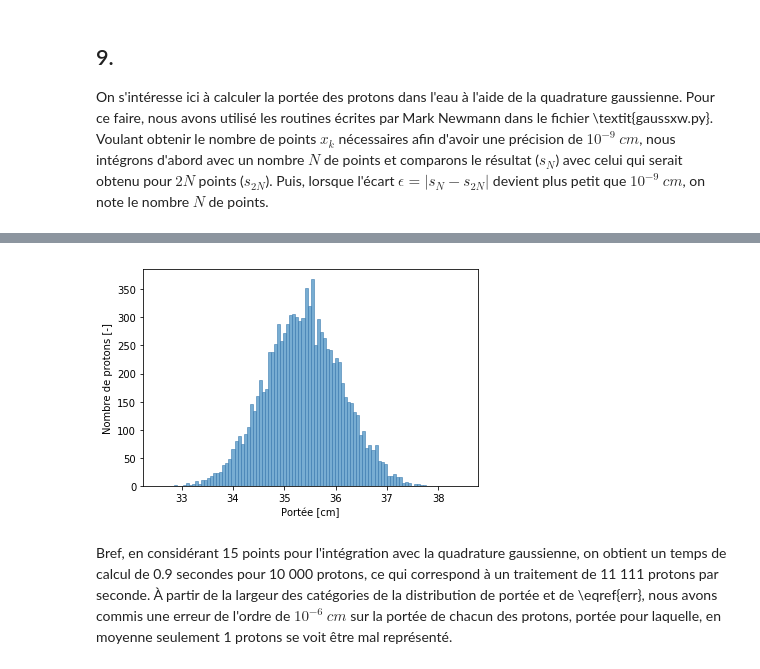
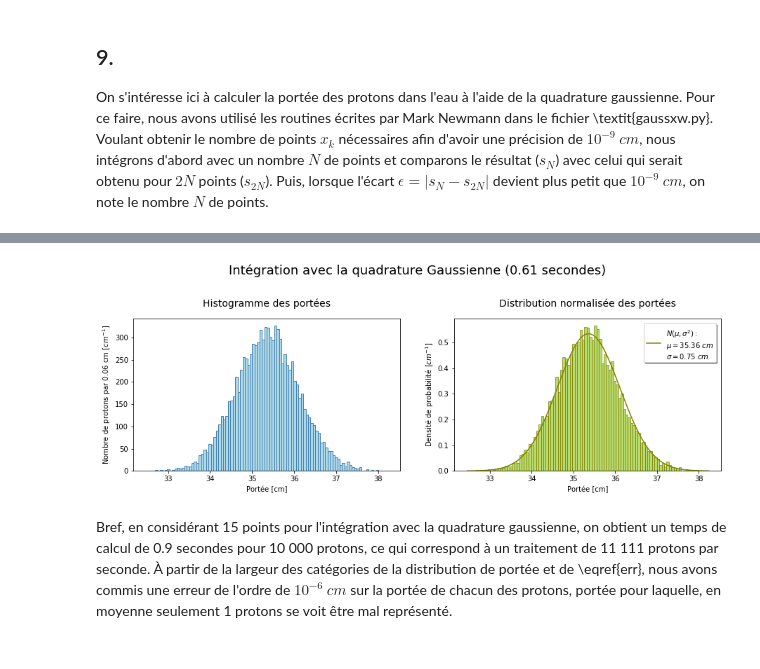
Before and after one commit to eliedl/Physique_numerique, a Jupyter notebook: TP1/TP1_Elie.ipynb, the cells around one changed output, grey strips where cells are left out. Saved outputs shown, nothing was run; the diff lists cells and outputs as text; code cells hidden in the pictures.

```diff
--- a/TP1/TP1_Elie.ipynb
+++ b/TP1/TP1_Elie.ipynb
@@ -378,7 +390,0 @@ Temps requis pour calculer la portée de 10 000 protons :  0.9 secondes
-# %%
-plt.hist(portee, bins=100,  alpha = 0.6, edgecolor='steelblue')
-plt.xlabel('Portée [cm]')
-plt.ylabel('Nombre de protons [-]')
-plt.show()
-# %% [output]
-[figure, removed]
@@ -385,3 +416,34 @@ plt.show()
+# %%
+def plot_histo(mu, sigma, x_fit, y, n, x, wid, portee, time, typ):
+    fig, ax = plt.subplots(1,2, figsize=(15,4))
+
+    ax[0].hist(portee, 100, color='lightblue', edgecolor='steelblue')
+    ax[0].set_title('Histogramme des portées', y=1.05, fontsize=14)
+    ax[0].set_ylabel('Nombre de protons par 0.06 cm $[cm^{-1}]$')
+    ax[0].set_xlabel('Portée [cm]')
+
+    ax[1].bar(x[:-1], n, wid[:-1], alpha = 0.7, color='yellowgreen', edgecolor='olive')
+    ax[1].plot(x_fit, y, color='olive',\
+               label="$N(\mu, \sigma^2) : $\n$\mu = {}\ cm $\n$\sigma = {}\ cm$".format(np.round(mu, 2), np.round(sigma, 2)))
+
+    ax[1].set_xlabel('Portée [cm]')
+    ax[1].set_ylabel('Densité de probabilité $[cm^{-1}]$')
+    ax[1].set_title('Distribution normalisée des portées', y=1.05, fontsize=14)
+    ax[1].legend(bbox_to_anchor=(0.71, 0.97), loc=2, borderaxespad=0., fancybox=True, shadow=True)
+
+    if typ == 'trapz':
+        plt.suptitle('Intégration avec la méthode des trapèzes ({} secondes)'.format(time), fontsize=18, y=1.15)
+    if typ == 'gauss':
+        plt.suptitle('Intégration avec la quadrature Gaussienne ({} secondes)'.format(time), fontsize=18, y=1.15)
+    if typ == 'sp':
+        plt.suptitle('Intégration avec la méthode quad de Scipy ({} secondes)'.format(time), fontsize=18, y=1.15)
+
+    plt.show()
+
+
+plot_histo(mu_quad, sigma_quad, x_fit_quad, y_quad, n_quad, x_quad, wid_quad, portee_quad, time_quad, 'gauss')
+# %% [output]
+[figure, added]
 # %% [markdown]
 Bref, en considérant 15 points pour l'intégration avec la quadrature gaussienne, on obtient un temps de calcul de 0.9 secondes pour 10 000 protons, ce qui correspond à un traitement de 11 111 protons par seconde. À partir de la largeur des catégories de la distribution de portée et de \eqref{err}, nous avons commis une erreur de l'ordre de $10^{-6}\ cm$ sur la portée de chacun des protons, portée pour laquelle, en moyenne seulement 1 protons se voit être mal représenté.
 # %% [markdown]
```
Also changed, not shown: parts of 14 cells of this notebook, 1 other file.
